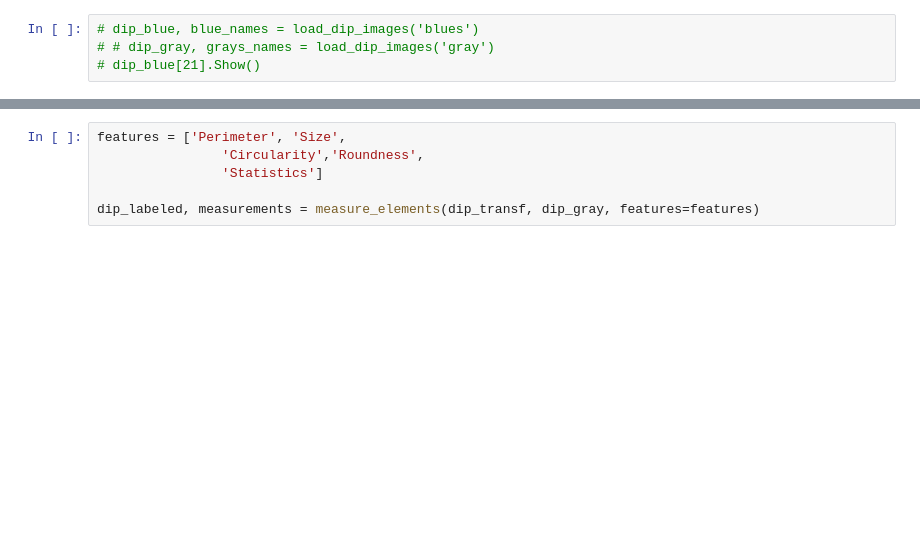
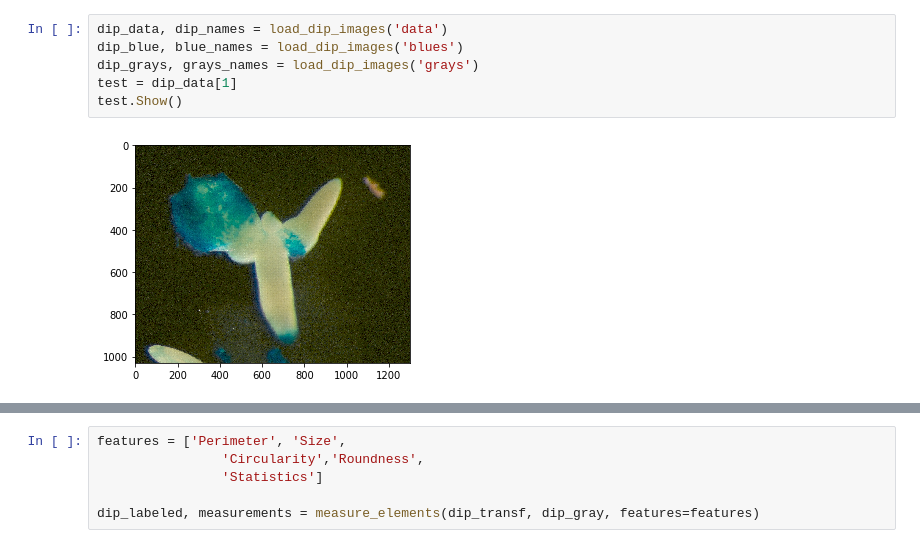
Before and after one commit to eleonoraieronimaki/shape_texture_classification, a Jupyter notebook: ele.ipynb, the cells around one changed output, grey strips where cells are left out. Drawn from its saved outputs; the diff is of its cells as text; blank space fills up the shorter version.

```diff
--- a/ele.ipynb
+++ b/ele.ipynb
@@ -7,4 +32,8 @@ from utilities import *
 # %%
-# dip_blue, blue_names = load_dip_images('blues')
-# # dip_gray, grays_names = load_dip_images('gray')
-# dip_blue[21].Show()
+dip_data, dip_names = load_dip_images('data')
+dip_blue, blue_names = load_dip_images('blues')
+dip_grays, grays_names = load_dip_images('grays')
+test = dip_data[1]
+test.Show()
+# %% [output]
+[figure, added]
```
Also changed, not shown: parts of 9 cells of this notebook, 2 other files.
